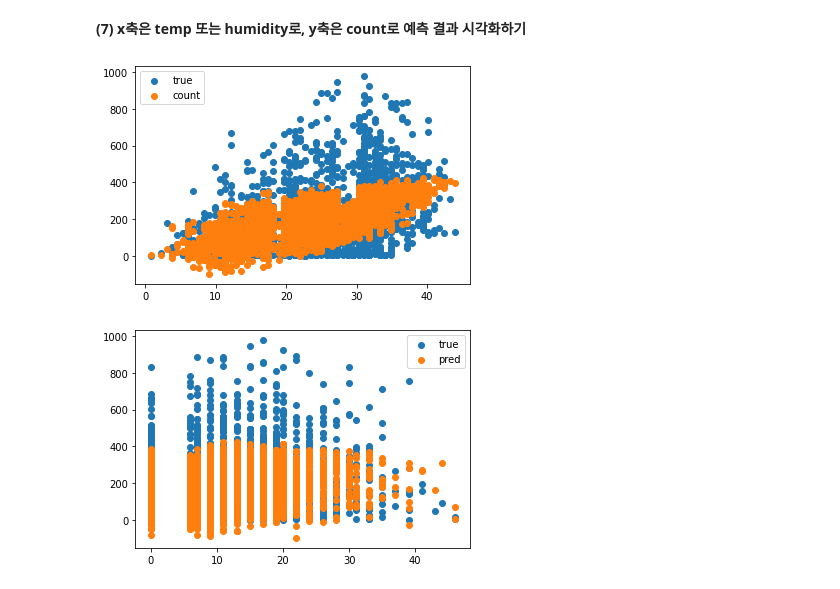
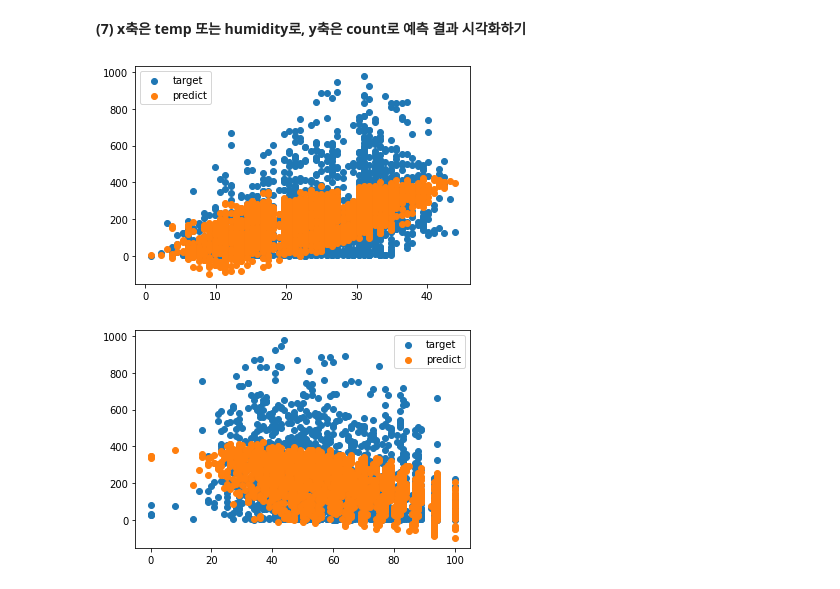
Before and after one commit to ek0111/first-repository, a Jupyter notebook: 09_20240522_prj_02.ipynb, the cells around one changed output. Saved outputs shown, nothing was run; the diff lists cells and outputs as text; code cells hidden in the pictures.

```diff
--- a/09_20240522_prj_02.ipynb
+++ b/09_20240522_prj_02.ipynb
@@ -148,18 +139,18 @@ import matplotlib.pyplot as plt
 #시각화
 
 # x축에 X 데이터 중 temp 데이터를, y축에는 count 데이터를 넣어서 시각화하기
-plt.scatter(X_test[:, 5], y_test, label="true")
-plt.scatter(X_test[:, 5], predictions, label="count")
+plt.scatter(X_test[:, 5], y_test, label="target")
+plt.scatter(X_test[:, 5], predictions, label="predict")
 plt.legend()
 plt.show()
 # %% [output]
-[figure, old version]
+[figure, new version]
 # %%
 # x축에 X 데이터 중 humidity 데이터를, y축에는 count 데이터를 넣어서 시각화하기
 
-plt.scatter(X_test[:, 7], y_test, label="true")
-plt.scatter(X_test[:, 7], predictions, label="pred")
+plt.scatter(X_test[:, 6], y_test, label="target")
+plt.scatter(X_test[:, 6], predictions, label="predict")
 plt.legend()
 plt.show()
 # %% [output]
-[figure, old version]
+[figure, new version]
```
Also changed, not shown: parts of 1 cell of this notebook, 5 other files.
